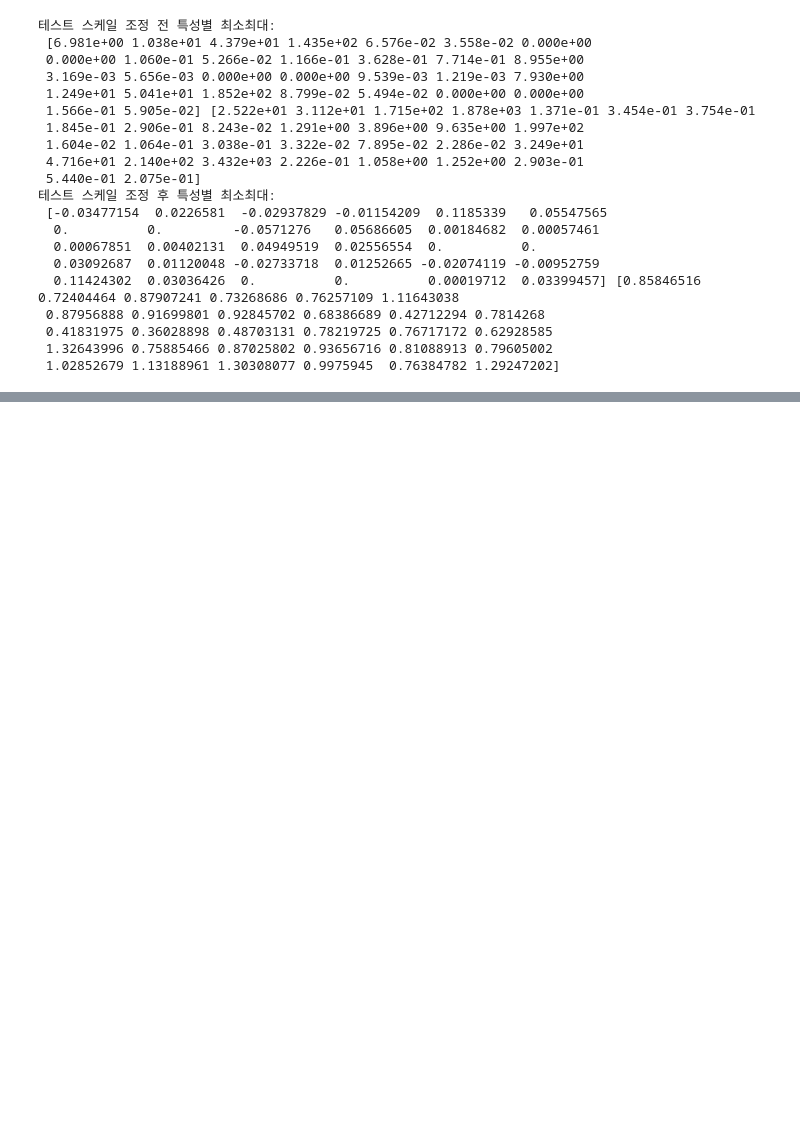
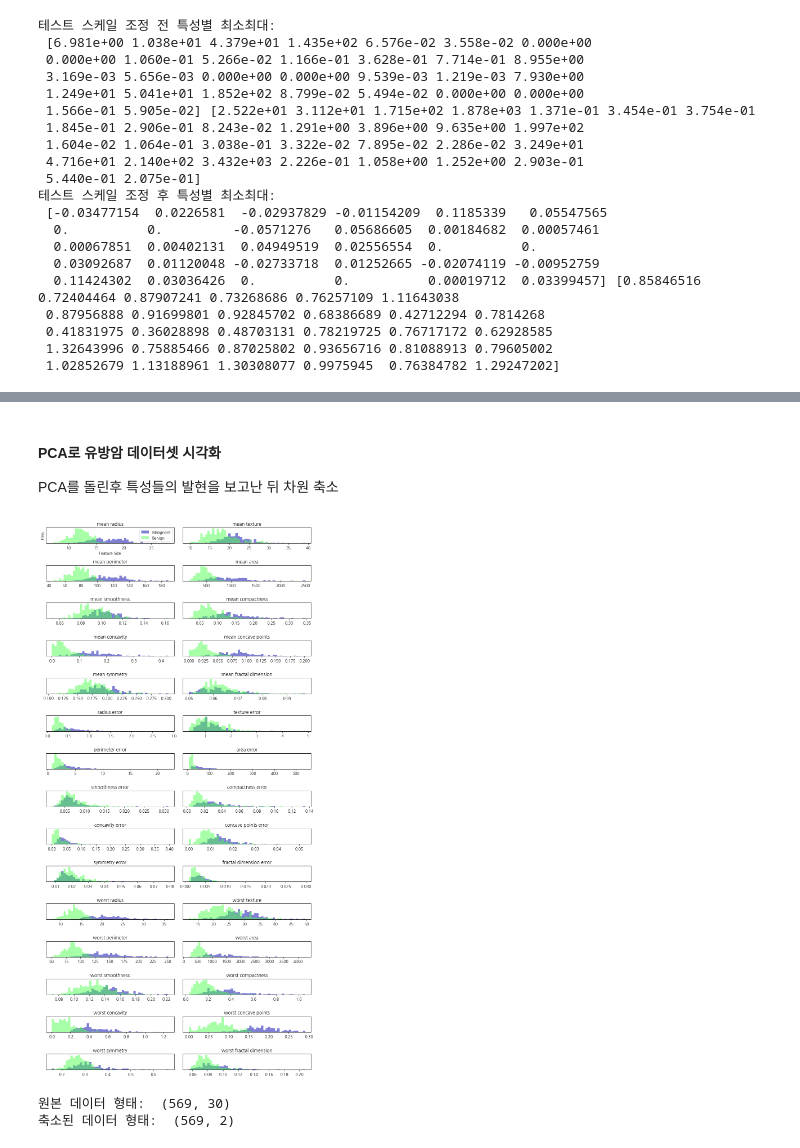
Before and after one commit to ohkjin/K5_ML_JupyterLab, a Jupyter notebook: ML03.ipynb, the cells around one changed output, grey strips where cells are left out. Cells and saved outputs as stored; diff of their text form; code cells hidden in the pictures; blank space fills up the shorter version.

```diff
--- a/ML03.ipynb
+++ b/ML03.ipynb
@@ -86,0 +88,22 @@ housing =
+# %% [markdown]
+#### PCA로 유방암 데이터셋 시각화
+PCA를 돌린후 특성들의 발현을 보고난 뒤 차원 축소
+# %%
+fig, axes = plt.subplots(15,2,figsize=(10,20))
+malignant = cancer.data[cancer.target == 0]
+benign = cancer.data[cancer.target == 1]
+
+ax = axes.ravel()
+
+for i in range(30):
+    _, bins = np.histogram(cancer.data[:,i],bins=50)
+    ax[i].hist(malignant[:,i], bins=bins, color=mglearn.cm3(0),alpha=.5)
+    ax[i].hist(benign[:,i], bins=bins, color=mglearn.cm3(2),alpha=.5)
+    ax[i].set_title(cancer.feature_names[i])
+    ax[i].set_yticks(())
+ax[0].set_xlabel("Feature Size")
+ax[0].set_ylabel("Freq")
+ax[0].legend(["Malignant","Benign"],loc="best")
+fig.tight_layout()
+# %% [output]
+[figure, added]
@@ -86,0 +118,10 @@ housing =
+# %%
+from sklearn.decomposition import PCA
+pca = PCA(n_components=2)
+pca.fit(X_scaled)
+X_pca = pca.transform(X_scaled)
+print("원본 데이터 형태: ", str(X_scaled.shape))
+print("축소된 데이터 형태: ", str(X_pca.shape))
+# %% [output]
+원본 데이터 형태:  (569, 30)
+축소된 데이터 형태:  (569, 2)
```
Also changed, not shown: parts of 13 cells of this notebook, 4 other files.
